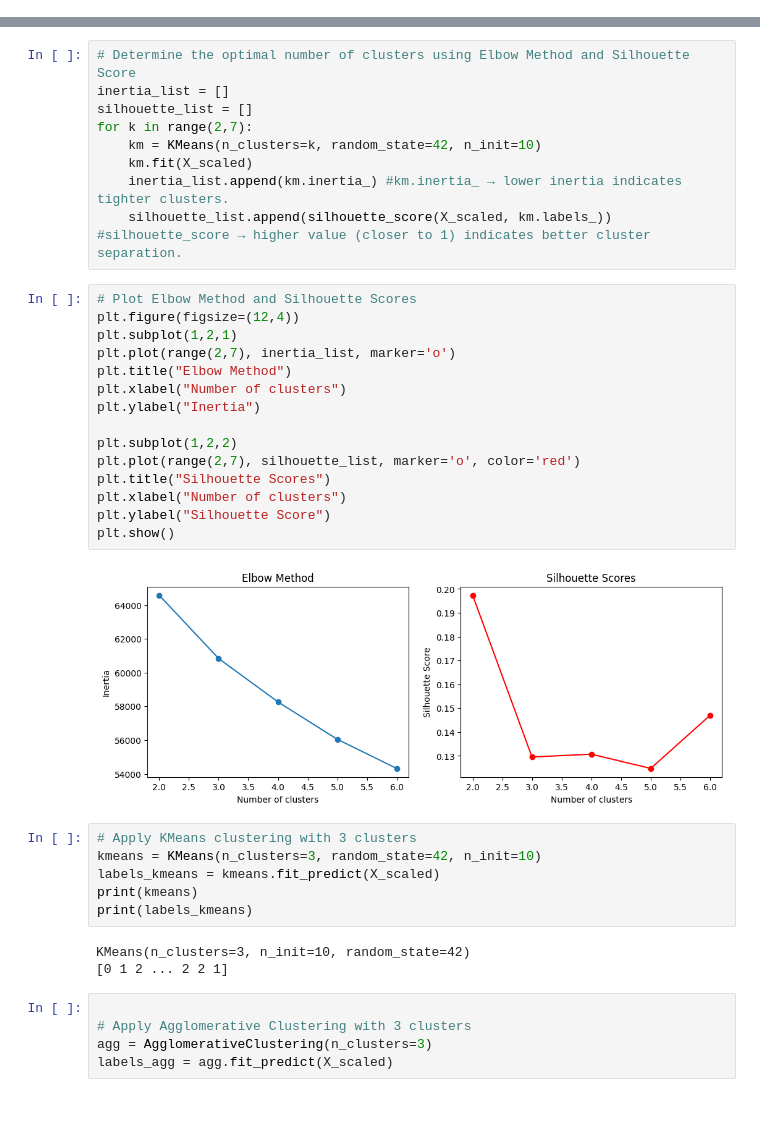
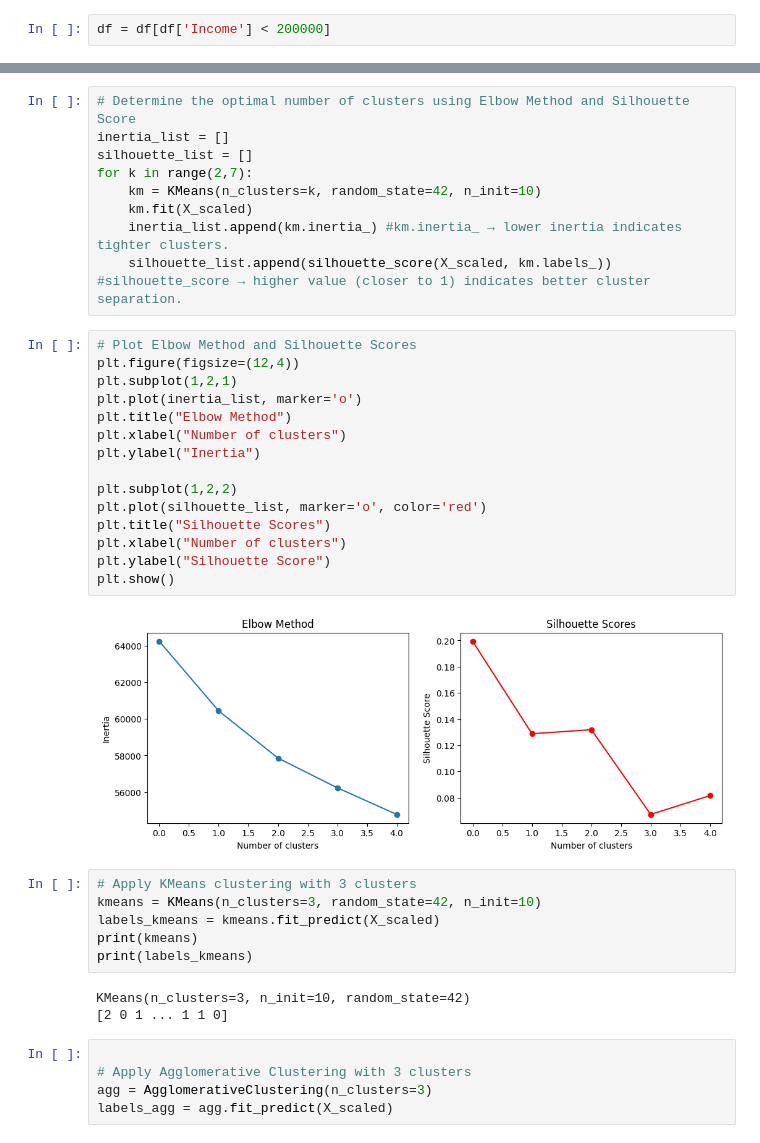
Before and after one commit to christinengalle19-collab/Assignement2New, a Jupyter notebook: Assignment9ai.ipynb, the cells around one changed output, grey strips where cells are left out. Cells and saved outputs as stored; diff of their text form; blank space fills up the shorter version.

```diff
--- a/Assignment9ai.ipynb
+++ b/Assignment9ai.ipynb
@@ -123,6 +125,8 @@ df['TotalPurchase'] = df[['MntWines',
 print("Maximum :",df['TotalPurchase'].max(),"Minimum :",df['TotalPurchase'].min())
 # %% [output]
 Maximum : 2525 Minimum : 5
+# %%
+df = df[df['Income'] < 200000]
 # %%
 plt.figure(figsize=(10, 6))
 sns.regplot(
@@ -281,20 +285,20 @@ for k in range(2,7):
 # %%
 # Plot Elbow Method and Silhouette Scores
 plt.figure(figsize=(12,4))
 plt.subplot(1,2,1)
-plt.plot(range(2,7), inertia_list, marker='o')
+plt.plot(inertia_list, marker='o')
 plt.title("Elbow Method")
 plt.xlabel("Number of clusters")
 plt.ylabel("Inertia")
 
 plt.subplot(1,2,2)
-plt.plot(range(2,7), silhouette_list, marker='o', color='red')
+plt.plot(silhouette_list, marker='o', color='red')
 plt.title("Silhouette Scores")
 plt.xlabel("Number of clusters")
 plt.ylabel("Silhouette Score")
 plt.show()
 # %% [output]
-[figure, old version]
+[figure, new version]
 # %%
 # Apply KMeans clustering with 3 clusters
 kmeans = KMeans(n_clusters=3, random_state=42, n_init=10)
@@ -303,7 +307,7 @@ print(kmeans)
 print(labels_kmeans)
 # %% [output]
 KMeans(n_clusters=3, n_init=10, random_state=42)
-[0 1 2 ... 2 2 1]
+[2 0 1 ... 1 1 0]
 # %%
 
 # Apply Agglomerative Clustering with 3 clusters
```
Also changed, not shown: parts of 15 cells of this notebook.
